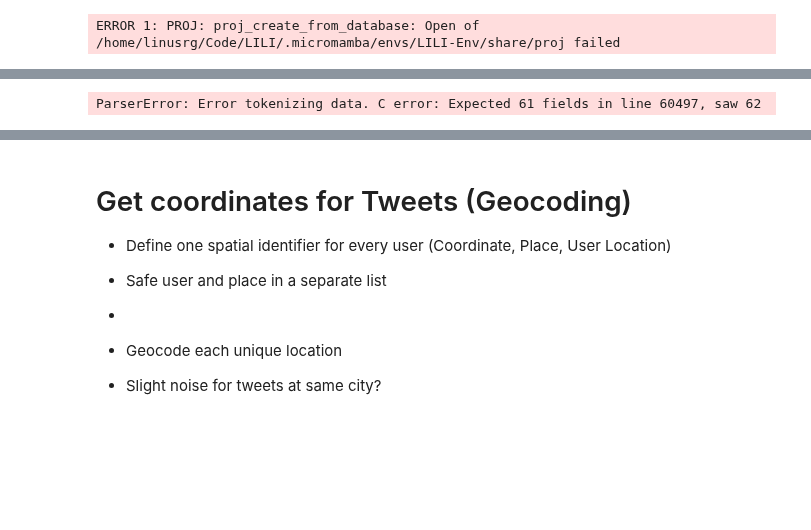
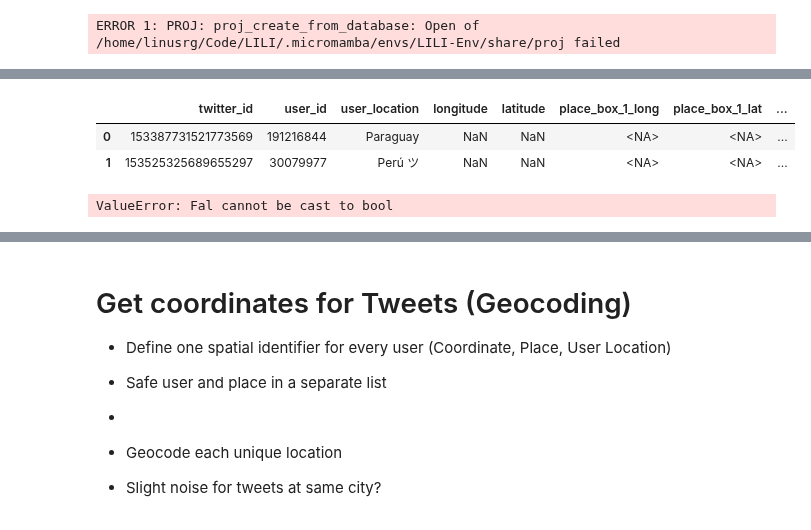
Before and after one commit to thereallinusrg/LILI, a Jupyter notebook: code/geo_network.ipynb, the cells around one changed output, grey strips where cells are left out. Drawn from its saved outputs; the diff is of its cells as text; code cells hidden in the pictures; blank space fills up the shorter version.

Commit message:
last parallel try

```diff
--- a/code/geo_network.ipynb
+++ b/code/geo_network.ipynb
@@ -60,14 +102,34 @@ df_s.shape[1]
 # %%
-#loop (parallelization across subfolders not possible with Dask, takes ~50s)
+#loop trough folders, parallel import in folders (parallelization across subfolders not possible with Dask, takes ~20s)
+import warnings
+warnings.simplefilter(action='ignore', category=FutureWarning)
 #ignore the warning, append still works and concat is not implemented in dask yet :)
 df_s = dask_imp('empty.csv')
 for folder in subfolders:
       df = dask_imp(f'{folder}/*.csv')
+
+     # df[cols] = df[cols].applymap(lambda x: eval(x), meta = df[cols])
       df['innovation'] = df[cols].sum(axis=1)
       df_i = df[df.innovation != 0]
-      if df_i.shape[1] == 62:
+      df_i = df_i.drop('innovation', axis=1)
+
+      if df_i.shape[1] == df_s.shape[1]:
            df_s = df_s.append(df_i)
-      else: print(folder)
+      else: print(folder, "--> wrong column count")
-# %%
-# drop faulty and unused column (the fault is that "100+" doesn't classify as int)
-df_s= df_s.drop('retweet_count', axis=1)
+# %%
+### Empty or empty string in Inno to FALSE
+# Replace NaN with 0
+
+df_s[cols] = df_s[cols].replace(['', pd.NA, ' ', 'NaN', '<NA>', 'False'], 0)
+df_s = df_s.replace('Fal', 0)
+# %%
+# Stack all the bool to one named column
+df_s['inno_nr'] = df_s[cols].idxmax(1).astype('string')
+df_n = df_s.drop(cols, axis=1)
+df_n['inno_nr'] = df_n['inno_nr'].astype('string')
+# %%
+df_n.head(5)
+# %% [output]
+|  | twitter_id | user_id | user_location | longitude | latitude | place_box_1_long | place_box_1_lat | ... |
+| 0 | 153387731521773569 | 191216844 | Paraguay | NaN | NaN | <NA> | <NA> | ... |
+| 1 | 153525325689655297 | 30079977 | Perú ツ | NaN | NaN | <NA> | <NA> | ... |
@@ -74,7 +139,9 @@ df_s= df_s.drop('retweet_count', axis=1)
 # %%
 #turn dask data frame into pandas data frame
-df = df_s.compute()
+#this is a longish process. ~50min
+df = df_n.compute()
+df.to_parquet('all2.parquet')
 # %% [output]
-ParserError: Error tokenizing data. C error: Expected 61 fields in line 60497, saw 62
+ValueError: Fal cannot be cast to bool
 # %%
 len(df)
```
Also changed, not shown: parts of 10 cells of this notebook.
